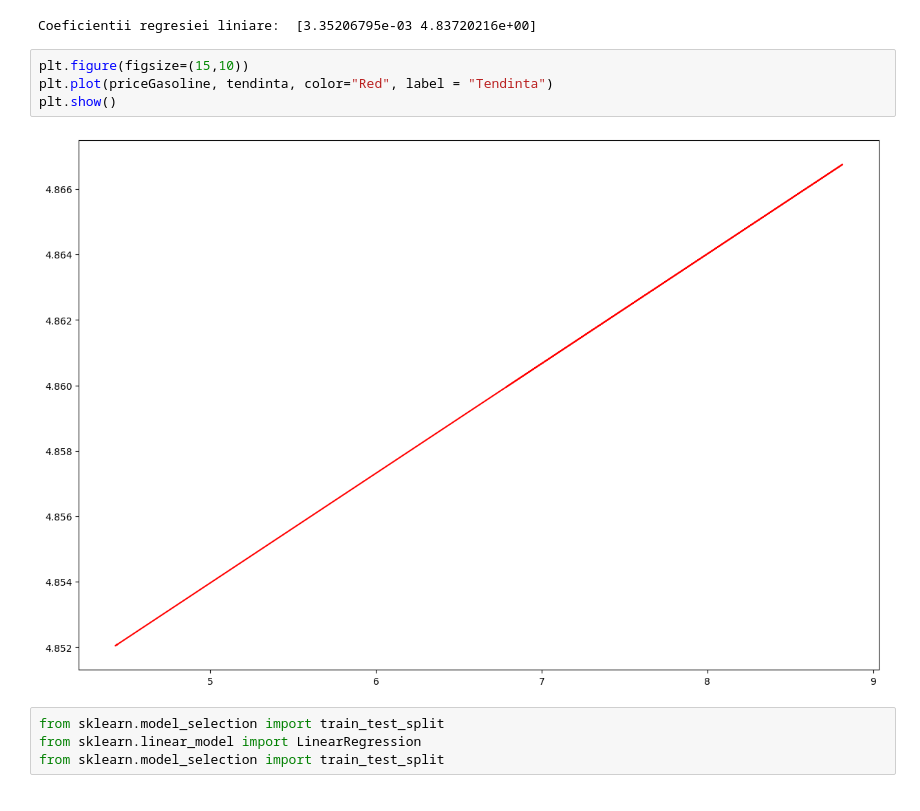
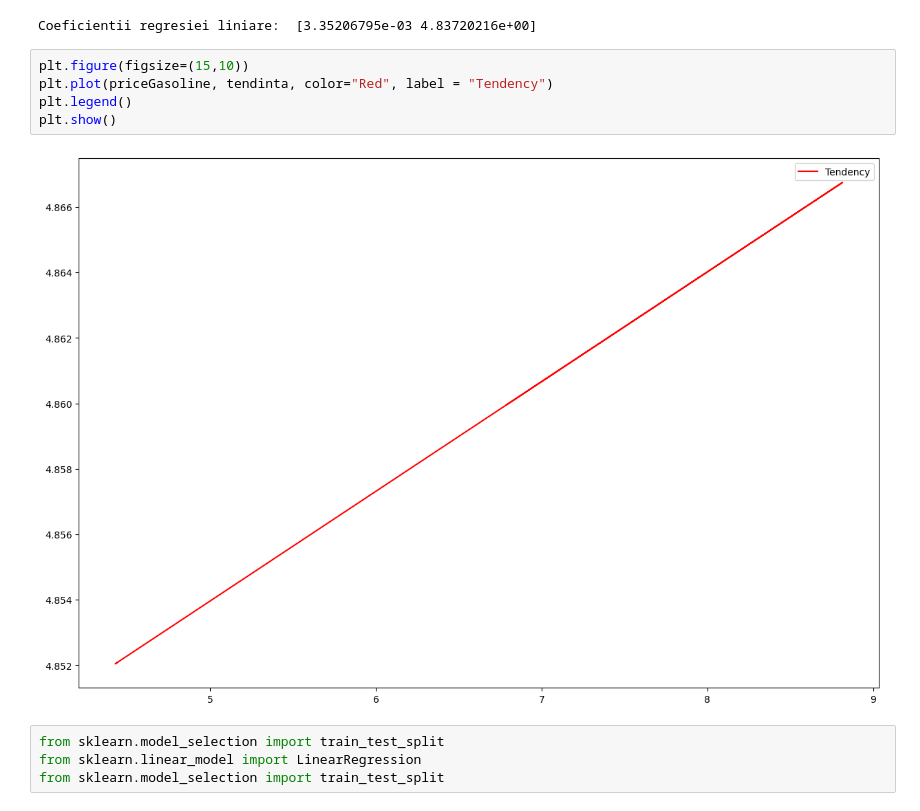
Before and after one commit to DavidB2703/GasolinePricesEDA, a Jupyter notebook: main.ipynb, the cells around one changed output. Cells and saved outputs as stored; diff of their text form.

```diff
--- a/main.ipynb
+++ b/main.ipynb
@@ -49,10 +49,11 @@ tendinta = np.polyval(coef, priceGasoline)
 Coeficientii regresiei liniare:  [3.35206795e-03 4.83720216e+00]
 # %%
 plt.figure(figsize=(15,10))
-plt.plot(priceGasoline, tendinta, color="Red", label = "Tendinta")
+plt.plot(priceGasoline, tendinta, color="Red", label = "Tendency")
+plt.legend()
 plt.show()
 # %% [output]
-[figure, old version]
+[figure, new version]
 # %%
 from sklearn.model_selection import train_test_split
 from sklearn.linear_model import LinearRegression
```
Also changed, not shown: parts of 5 cells of this notebook.
